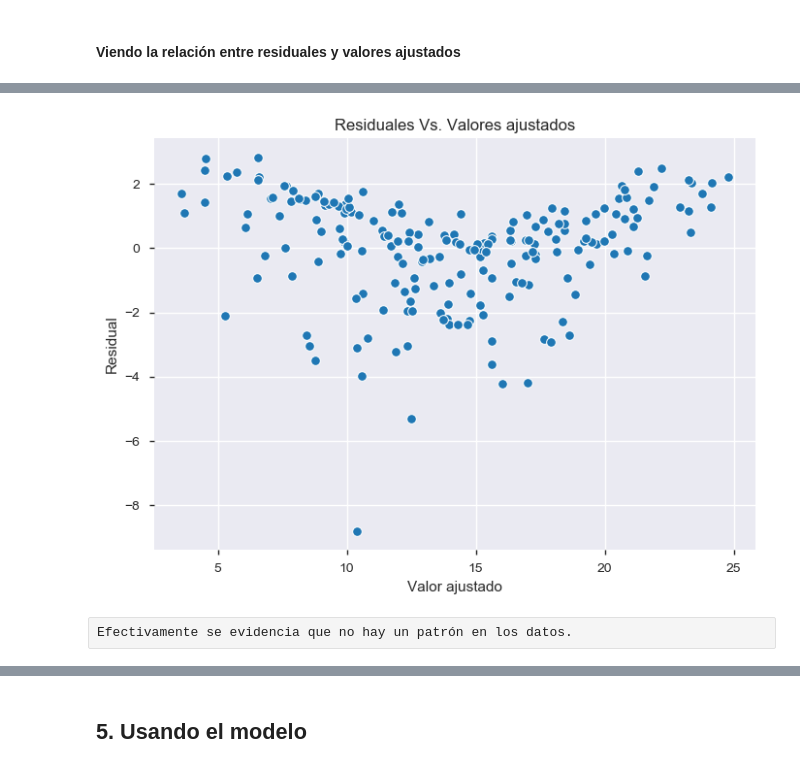
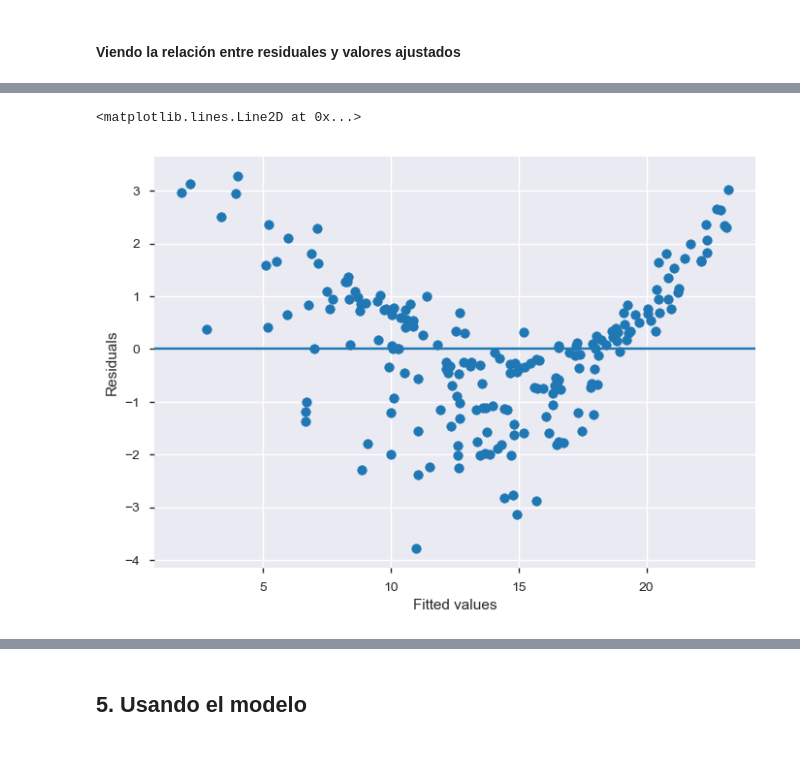
Before and after one commit to anmarphy/Memorias, a Jupyter notebook: Regresion .ipynb, the cells around one changed output, grey strips where cells are left out. Saved outputs shown, nothing was run; the diff lists cells and outputs as text; code cells hidden in the pictures.

```diff
--- a/Regresion .ipynb
+++ b/Regresion .ipynb
@@ -239,8 +280,8 @@ data.head()
-# %%
-ax=sb.scatterplot(x="Prediccion", y="Residuales", data=data)
-ax.set(xlabel='Valor ajustado', ylabel='Residual', title="Residuales Vs. Valores ajustados")
-plt.show(ax)
-# %% [output]
-[figure, removed]
-# %% [raw]
-Efectivamente se evidencia que no hay un patrón en los datos.
+# %%
+plt.scatter(lm.fittedvalues, lm.resid)
+plt.ylabel("Residuals")
+plt.xlabel("Fitted values")
+plt.axhline(0)
+# %% [output]
+<matplotlib.lines.Line2D at 0x...>
+[figure, added]
```
Also changed, not shown: parts of 34 cells of this notebook.
